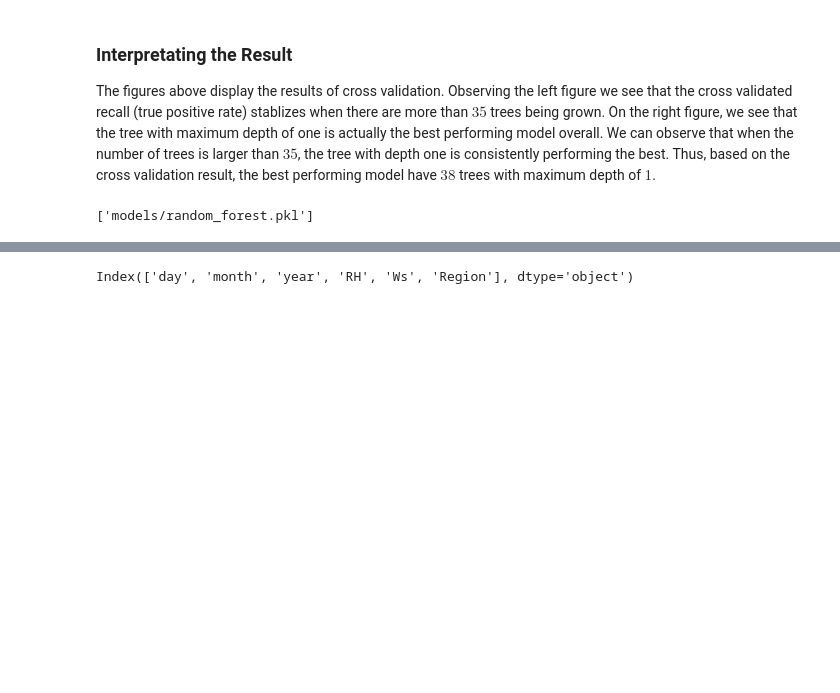
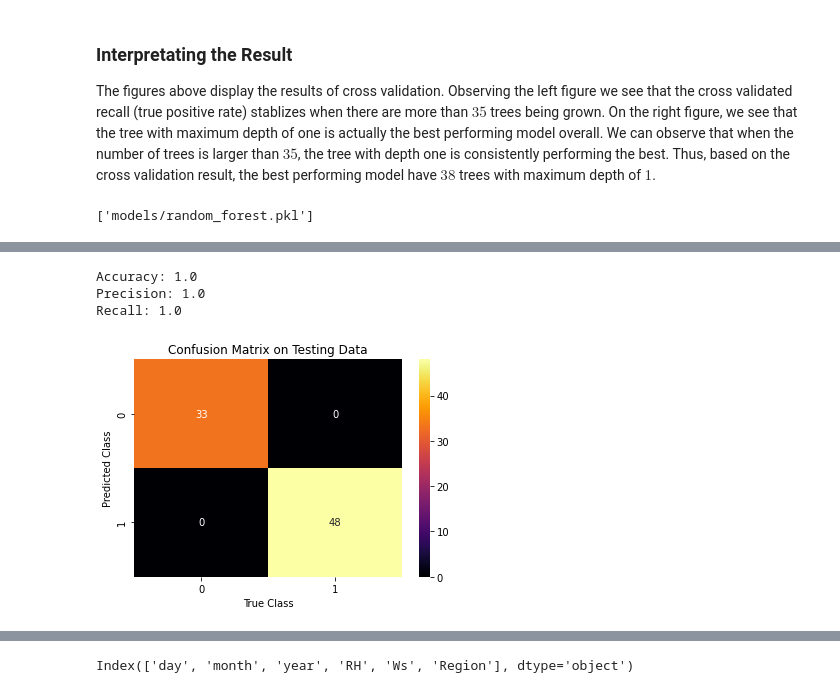
Before and after one commit to UCB-stat-159-s22/hw07-group10, a Jupyter notebook: models.ipynb, the cells around one changed output, grey strips where cells are left out. Cells and saved outputs as stored; diff of their text form; code cells hidden in the pictures; blank space fills up the shorter version.

```diff
--- a/models.ipynb
+++ b/models.ipynb
@@ -111,8 +111,8 @@ plt.savefig("figures/random_forest.png")
 The figures above display the results of cross validation. Observing the left figure we see that the cross validated recall (true positive rate) stablizes when there are more than $35$ trees being grown. On the right figure, we see that the tree with maximum depth of one is actually the best performing model overall. We can observe that when the number of trees is larger than $35$, the tree with depth one is consistently performing the best. Thus, based on the cross validation result, the best performing model have $38$ trees with maximum depth of $1$.
 # %%
 # Save best random forest
-final_model = RandomForestClassifier(n_estimators=38, max_depth=1, random_state=42)
-final_model.fit(X_train_rf, y_train_rf)
-joblib.dump(final_model, 'models/random_forest.pkl')
+final_model_rf = RandomForestClassifier(n_estimators=38, max_depth=1, random_state=42)
+final_model_rf.fit(X_train_rf, y_train_rf)
+joblib.dump(final_model_rf, 'models/random_forest.pkl')
 # %% [output]
 ['models/random_forest.pkl']
@@ -118,0 +123,8 @@ joblib.dump(final_model, 'models/random_forest.pkl')
+# %%
+y_predict_rf = final_model_rf.predict(X_test_rf)
+figure = utils.evaluate_model(y_predict_rf, y_test_rf)
+# %% [output]
+Accuracy: 1.0
+Precision: 1.0
+Recall: 1.0
+[figure, added]
```
Also changed, not shown: parts of 10 cells of this notebook, 1 other file.
